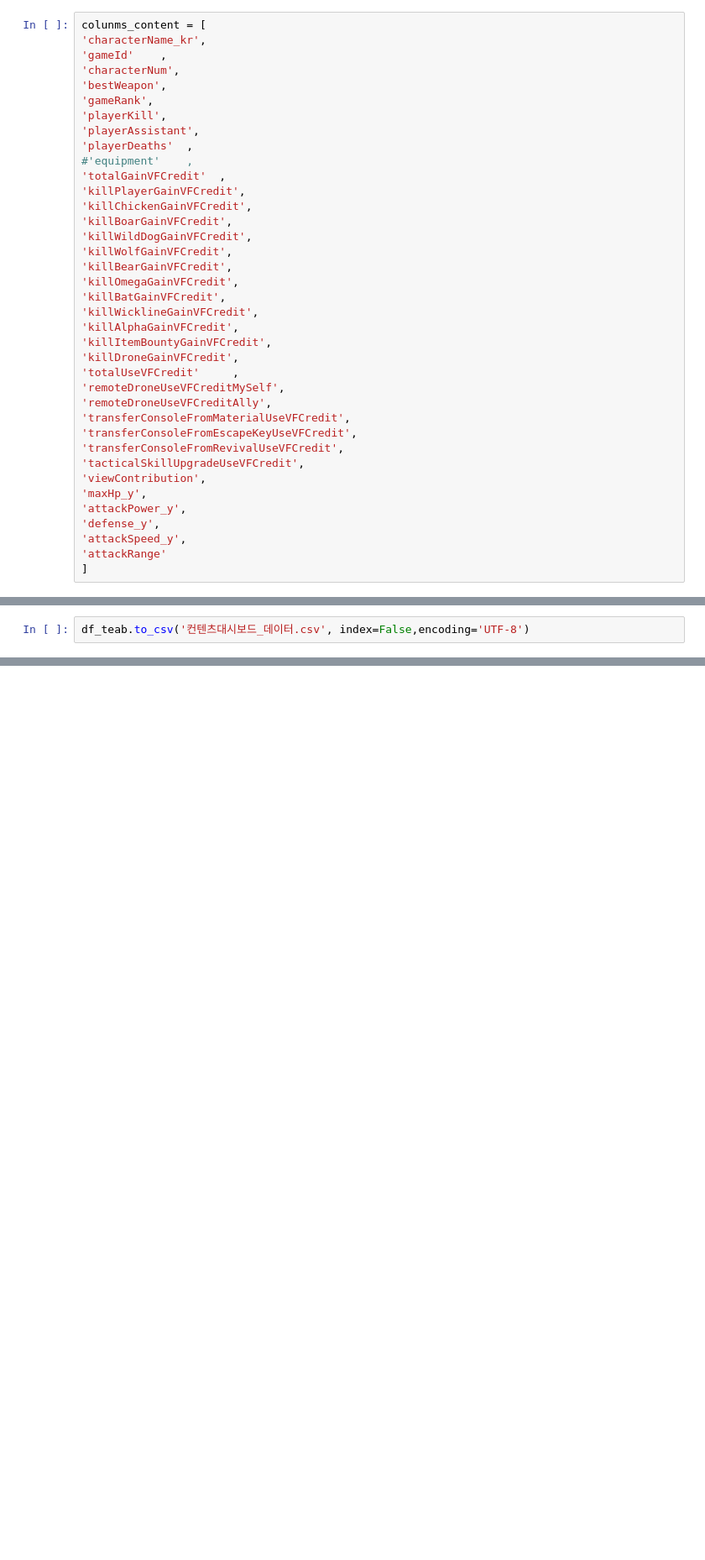
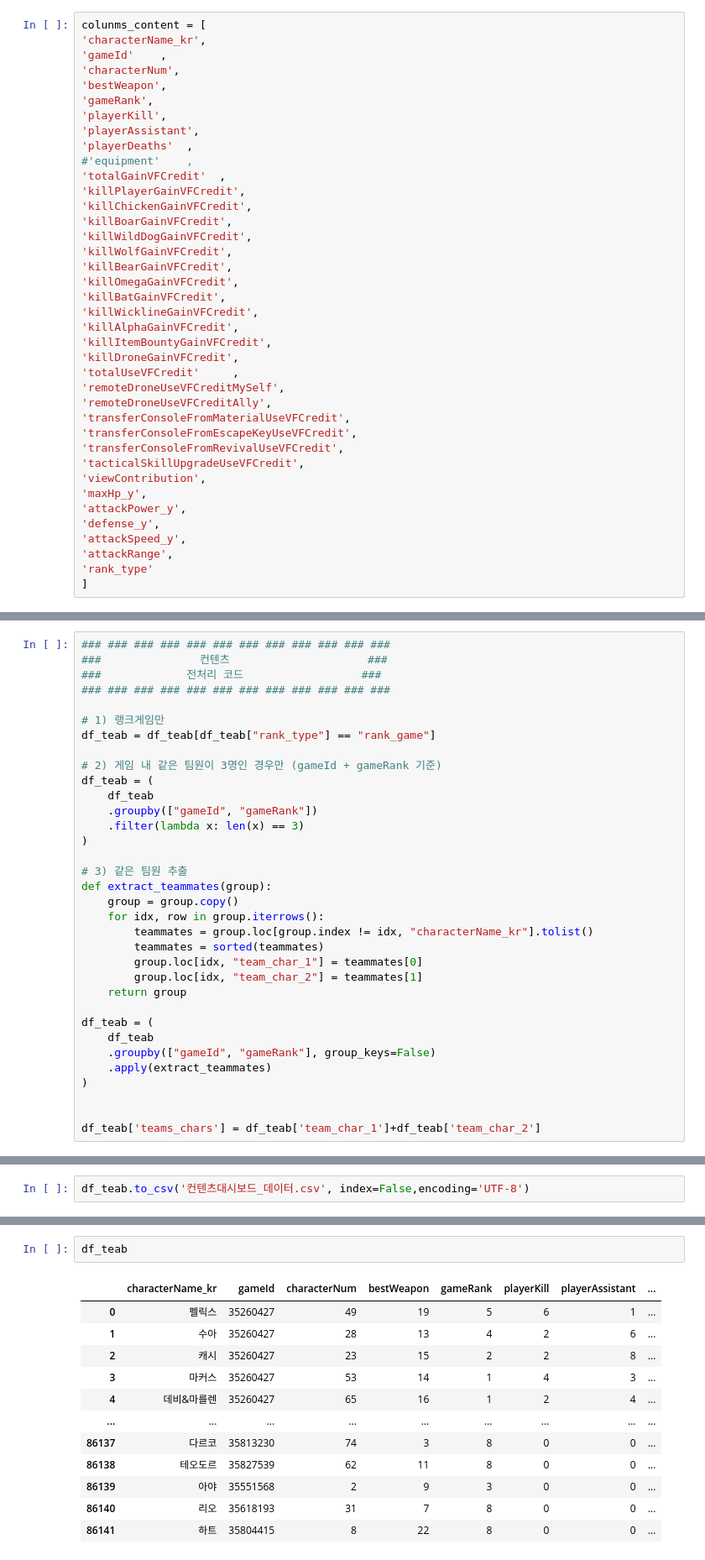
Before and after one commit to Be4hape/10th, a Jupyter notebook: 실전/project/전처리_260115_병합.ipynb, the cells around one changed output, grey strips where cells are left out. Shown at 84% size. Drawn from its saved outputs; the diff is of its cells as text; blank space fills up the shorter version.

```diff
--- a/실전/project/전처리_260115_병합.ipynb
+++ b/실전/project/전처리_260115_병합.ipynb
@@ -297,6 +297,7 @@ colunms_content = [
 'attackPower_y',
 'defense_y',
 'attackSpeed_y',
-'attackRange'
+'attackRange',
+'rank_type'
 ]
 # %%
@@ -309,6 +308,40 @@ PermissionError: [Errno 13] Permission denied: 'processed.csv'
 # %%
 #사용할 컬럼만
 df_teab = df[colunms_content]
+# %%
+### ### ### ### ### ### ### ### ### ### ### ###
+###               컨텐츠                     ###
+###             전처리 코드                  ###
+### ### ### ### ### ### ### ### ### ### ### ###
+
+# 1) 랭크게임만
+df_teab = df_teab[df_teab["rank_type"] == "rank_game"]
+
+# 2) 게임 내 같은 팀원이 3명인 경우만 (gameId + gameRank 기준)
+df_teab = (
+    df_teab
+    .groupby(["gameId", "gameRank"])
+    .filter(lambda x: len(x) == 3)
+)
+
+# 3) 같은 팀원 추출
+def extract_teammates(group):
+    group = group.copy()
+    for idx, row in group.iterrows():
+        teammates = group.loc[group.index != idx, "characterName_kr"].tolist()
+        teammates = sorted(teammates)
+        group.loc[idx, "team_char_1"] = teammates[0]
+        group.loc[idx, "team_char_2"] = teammates[1]
+    return group
+
+df_teab = (
+    df_teab
+    .groupby(["gameId", "gameRank"], group_keys=False)
+    .apply(extract_teammates)
+)
+
+
+df_teab['teams_chars'] = df_teab['team_char_1']+df_teab['team_char_2']
 # %%
 df_teab.shape
 # %% [output]
@@ -382,0 +1610,15 @@ weapon_type={1:'글러브',2:'톤파',3:'방망이',4:'채찍',5:'투척',6:'암
+# %%
+df_teab
+# %% [output]
+|  | characterName_kr | gameId | characterNum | bestWeapon | gameRank | playerKill | playerAssistant | ... |
+| 0 | 펠릭스 | 35260427 | 49 | 19 | 5 | 6 | 1 | ... |
+| 1 | 수아 | 35260427 | 28 | 13 | 4 | 2 | 6 | ... |
+| 2 | 캐시 | 35260427 | 23 | 15 | 2 | 2 | 8 | ... |
+| 3 | 마커스 | 35260427 | 53 | 14 | 1 | 4 | 3 | ... |
+| 4 | 데비&마를렌 | 35260427 | 65 | 16 | 1 | 2 | 4 | ... |
+| ... | ... | ... | ... | ... | ... | ... | ... | ... |
+| 86137 | 다르코 | 35813230 | 74 | 3 | 8 | 0 | 0 | ... |
+| 86138 | 테오도르 | 35827539 | 62 | 11 | 8 | 0 | 0 | ... |
+| 86139 | 아야 | 35551568 | 2 | 9 | 3 | 0 | 0 | ... |
+| 86140 | 리오 | 35618193 | 31 | 7 | 8 | 0 | 0 | ... |
+| 86141 | 하트 | 35804415 | 8 | 22 | 8 | 0 | 0 | ... |
```
Also changed, not shown: parts of 9 cells of this notebook, 3 other files.
